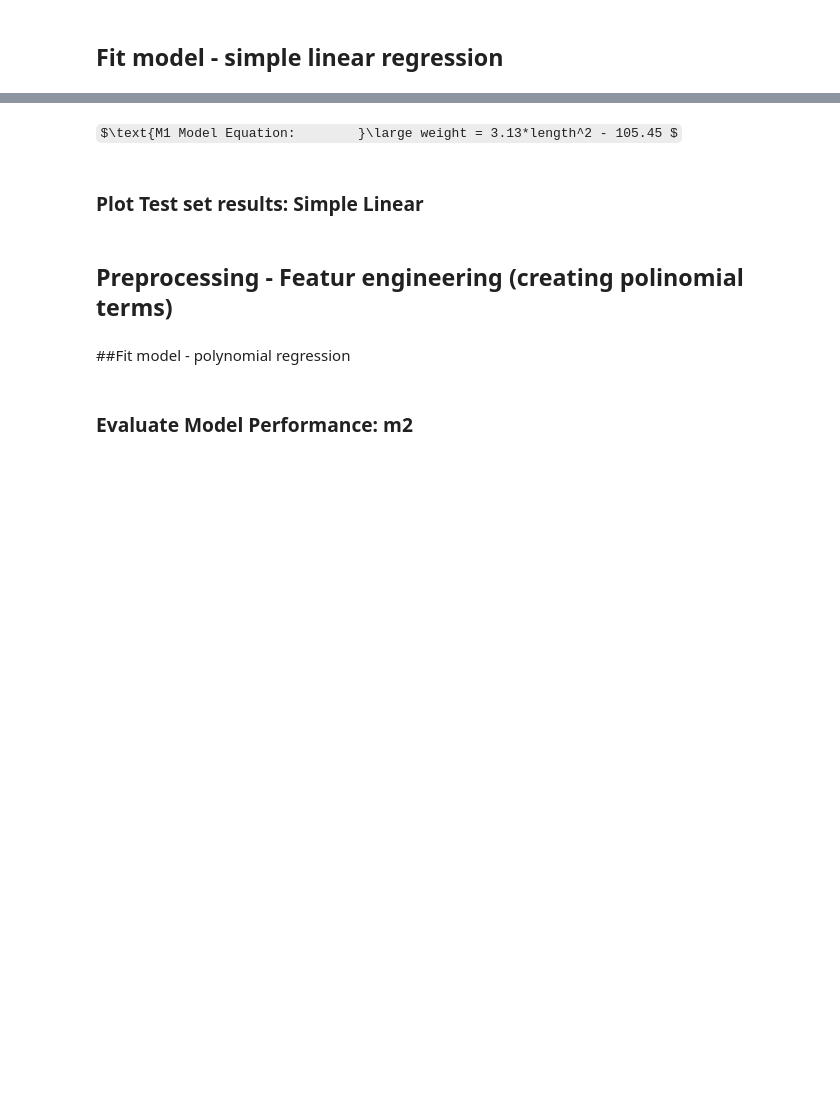
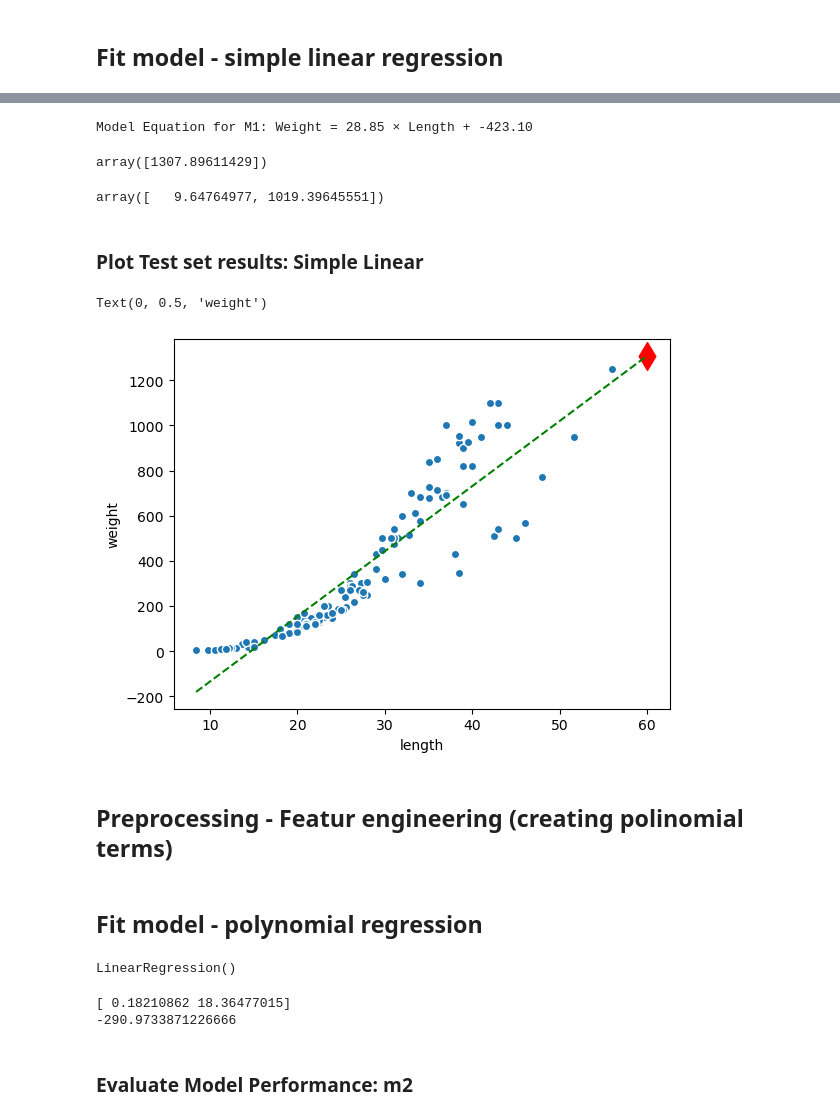
Before and after one commit to kjmobile/lb, a Jupyter notebook: 1_LM_Simple_Linear_to_Polynomial_Regression.ipynb, the cells around one changed output, grey strips where cells are left out. Saved outputs shown, nothing was run; the diff lists cells and outputs as text; code cells hidden in the pictures; some formulas as TeX source; blank space fills up the shorter version.

```diff
--- a/1_LM_Simple_Linear_to_Polynomial_Regression.ipynb
+++ b/1_LM_Simple_Linear_to_Polynomial_Regression.ipynb
@@ -11,30 +17,11 @@ import numpy as np
 # %%
-# import data from mySQL database  using the following info host: kaylee-db.cbgcswckszgl.us-east-1.rds.amazonaws.com, id cob, password 1212, db='data', port 3306
+# import data from mySQL database  using the following info
+# host: kaylee-db.cbgcswckszgl.us-east-1.rds.amazonaws.com, id cob, password 1212, db='data', port 3306
 
-import pymysql.cursors
+from sqlalchemy import create_engine
+import pandas as pd
 
-# Connect to the database
-connection = pymysql.connect(host='kaylee-db.cbgcswckszgl.us-east-1.rds.amazonaws.com',
-                             user='',
-                             password='',
-                             db='data',
-                             cursorclass=pymysql.cursors.DictCursor)
-
-try:
-    # Create a cursor object
-    with connection.cursor() as cursor:
-        # Execute the SQL query to fetch all data from the 'data' table
-        cursor.execute("SELECT * FROM data.fish")
-
-        # Fetch all the results
-        results = cursor.fetchall()
-
-        # Convert the results to a Pandas DataFrame
-        fish_df = pd.DataFrame(results)
-
-finally:
-    # Close the connection
-    connection.close()
-
-# Print the DataFrame
-print(fish_df)
+# Create SQLAlchemy engine : see the different syntax from pymysql in submitting id and password
+engine = create_engine('mysql+pymysql://cob:1212@kaylee-db.cbgcswckszgl.us-east-1.rds.amazonaws.com/data')
+# Read data
+fish_df = pd.read_sql("SELECT * FROM fish", engine)
@@ -44,5 +45,5 @@ fish_df.head(2)
 # Convert the DataFrame to a NumPy array:
 # Select only length and weight columns for conducting a simple linear regression
 
-fish = fish_df[["length","weight"]].to_numpy()
+fish = fish_df[["Length","Weight"]].to_numpy()
 print(fish)
@@ -77,34 +111,53 @@ print("Test set score:", m1.score(test_X, test_y))
-# %% [markdown]
-$\text{M1 Model Equation:        }\large weight = 3.13*length^2 - 105.45 $
+# %%
+# Get coefficients and intercept
+coef = m1.coef_[0]
+intercept = m1.intercept_
+
+# Print model equation
+print(f"Model Equation for M1: Weight = {coef:.2f} × Length + {intercept:.2f}")
+# %% [output]
+Model Equation for M1: Weight = 28.85 × Length + -423.10
 # %%
 m1.predict([[60,]])
+# %% [output]
+array([1307.89611429])
 # %%
 m1.predict([[15,],
            [50,]])
+# %% [output]
+array([   9.64764977, 1019.39645551])
 # %% [markdown]
 ### Plot Test set results: Simple Linear
 # %%
 # Plot the regression line on test set (length vs. weight predicted)
 import matplotlib.pyplot as plt
-plt.scatter(train_X[:,0], train_y)
-plt.plot([8.4,60],m1.predict([[8.4,],[60,]]))
+plt.scatter(train_X[:,0], train_y, edgecolor='w')
+plt.plot([8.4,60],m1.predict([[8.4,],[60,]]), ls='--', color='green')
 plt.scatter(60,m1.predict([[60,]]), color='r', marker="d", s=200)
 
 plt.xlabel('length')
 plt.ylabel('weight')
+# %% [output]
+Text(0, 0.5, 'weight')
+[figure, added]
 # %% [markdown]
 ## Preprocessing - Featur engineering (creating polinomial terms)
 # %%
 train_poly = np.column_stack([train_X **2, train_X])
 test_poly=np.column_stack([test_X**2, test_X])
 # %% [markdown]
-##Fit model - polynomial regression
+## Fit model - polynomial regression
 # %%
 m2 = linear_model.LinearRegression()
 m2.fit(train_poly, train_y)
+# %% [output]
+LinearRegression()
 # %%
 print(m2.coef_)
 print(m2.intercept_)
+# %% [output]
+[ 0.18210862 18.36477015]
+-290.9733871226666
 # %% [markdown]
 ### Evaluate Model Performance: m2
 # %%
```
Also changed, not shown: parts of 19 cells of this notebook.
